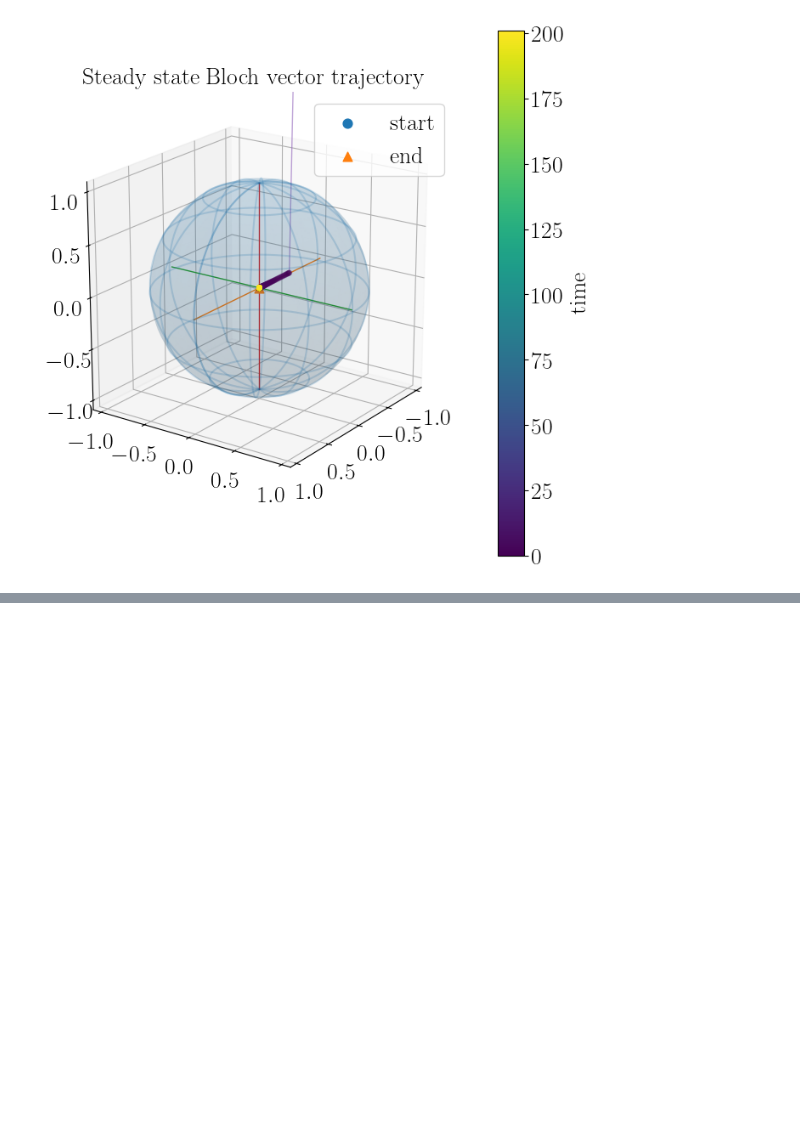
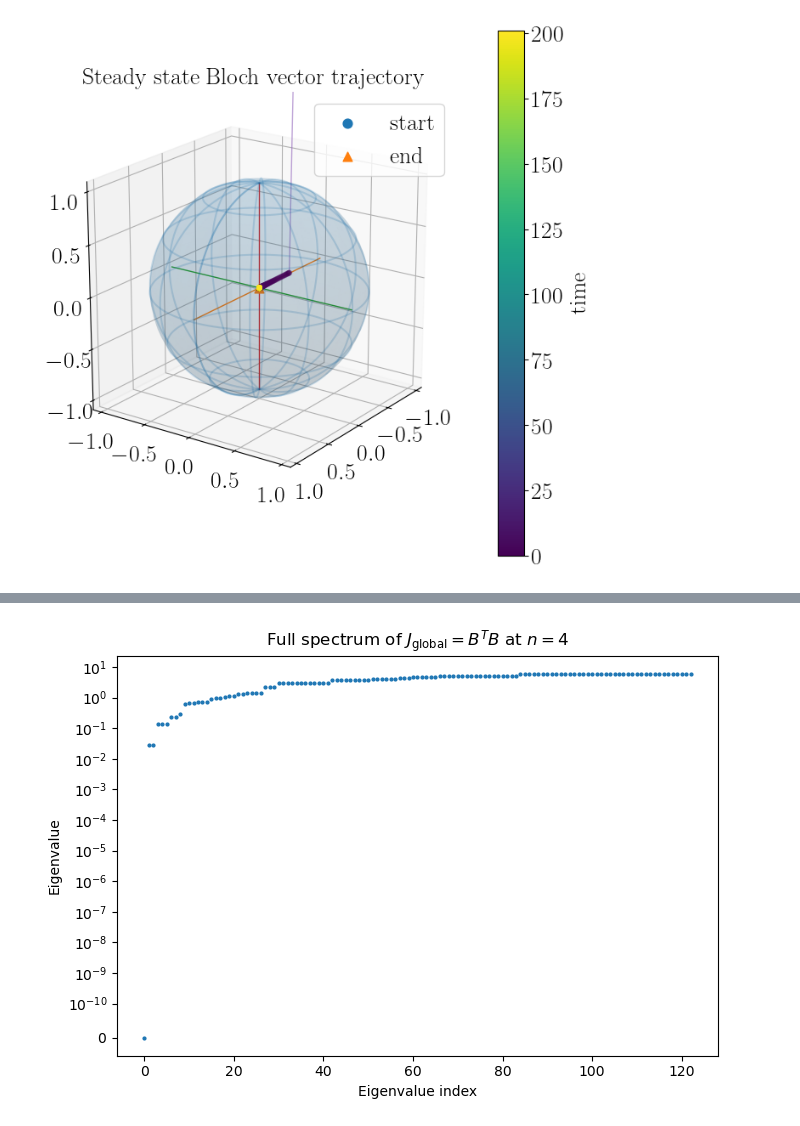
Before and after one commit to jwalkling/Driven_OQS, a Jupyter notebook: src_code/notebooks/2LS Lindblad.ipynb, the cells around one changed output, grey strips where cells are left out. Cells and saved outputs as stored; diff of their text form; code cells hidden in the pictures; blank space fills up the shorter version.

```diff
--- a/src_code/notebooks/2LS Lindblad.ipynb
+++ b/src_code/notebooks/2LS Lindblad.ipynb
@@ -1775,15 +1623,3 @@ def find_steady_state_variational_least_squares(
         return rho, info
 
     return rho
-# %%
-
-# model to study
-def H_of_t(t):
-    return 0.0*Pauli.sx
-def jumps_of_t(t):
-    return [Jump(Pauli.sm, 2*t)]
-
-model = LindbladModel2LS(H_of_t, jumps_of_t)
-builder = LiouvillianBuilder(dim=2, vec_order="F")
-
-find_steady_state_variational(builder, model, t=1.0, return_info=True)
@@ -1944,21 +1761,13 @@ def jumps_qutrit_of_t(t):
 model_qutrit = LindbladModel2LS(H_qutrit_of_t, jumps_qutrit_of_t)
 builder_qutrit = LiouvillianBuilder(dim=3, vec_order="F")
 
-rho_ss, info = find_steady_state_variational(
+rho_ss, info = find_steady_state_variational_least_squares(
     builder_qutrit,
     model_qutrit,
     t=1.0,
     return_info=True,
     dim=3,
 )
-
-print("SciPy success:", info.success)
-print("message:", info.message)
-print("objective:", info.fun)
-print("sqrt objective:", np.sqrt(max(info.fun, 0.0)))
-print("rho_ss =")
-print(rho_ss)
-print("trace:", np.trace(rho_ss))
-print("eigenvalues:", np.linalg.eigvalsh(0.5 * (rho_ss + rho_ss.conj().T)))
+info
 # %% [output]
 3
@@ -3919,0 +3834,16 @@ except Exception:
+# %%
+# Full spectrum at n = 4
+V4, E4 = sierpinski_gasket_graph(4)
+L4 = laplacian(V4, E4)
+vals4 = np.linalg.eigvalsh(L4)
+
+plt.figure(figsize=(7, 5))
+plt.plot(np.arange(len(vals4)), np.sort(vals4), ".", markersize=4)
+plt.yscale("symlog", linthresh=1e-10)
+plt.xlabel("Eigenvalue index")
+plt.ylabel("Eigenvalue")
+plt.title(r"Full spectrum of $J_{\rm global}=B^T B$ at $n=4$")
+plt.tight_layout()
+plt.show()
+# %% [output]
+[figure, added]
```
Also changed, not shown: parts of 10 cells of this notebook, 13 other files.
